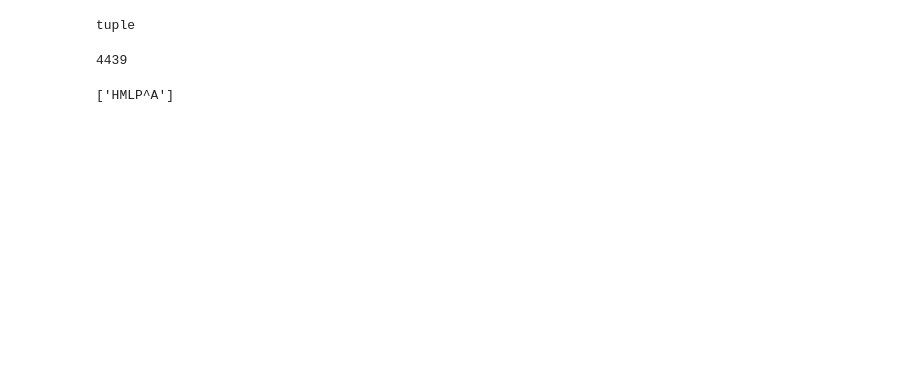
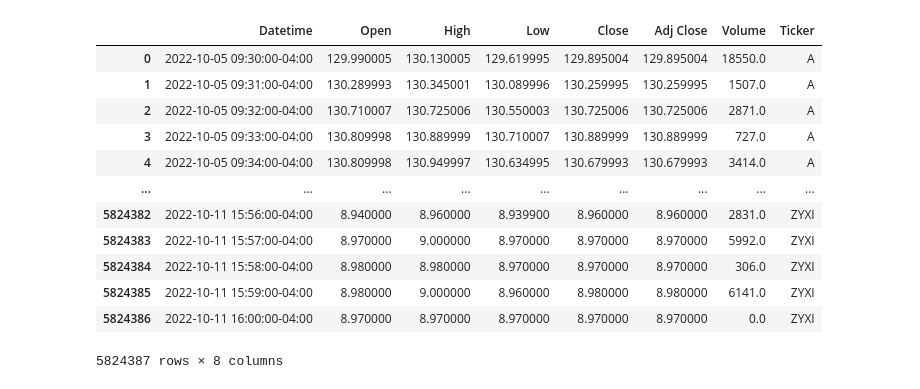
Before and after one commit to Inwest1997/TradingSystem, a Jupyter notebook: main.ipynb, the cells around one changed output. Saved outputs shown, nothing was run; the diff lists cells and outputs as text; code cells hidden in the pictures; blank space fills up the shorter version.

```diff
--- a/main.ipynb
+++ b/main.ipynb
@@ -26 +44,18 @@ st_date = dt.datetime.strftime(dt.datetime.today() - dt.timedelta(weeks=1), '%Y-
+# %%
+df.drop('ticker', axis = 1, inplace= True)
+df
+# %% [output]
+|  | Datetime | Open | High | Low | Close | Adj Close | Volume | Ticker |
+| 0 | 2022-10-05 09:30:00-04:00 | 129.990005 | 130.130005 | 129.619995 | 129.895004 | 129.895004 | 18550.0 | A |
+| 1 | 2022-10-05 09:31:00-04:00 | 130.289993 | 130.345001 | 130.089996 | 130.259995 | 130.259995 | 1507.0 | A |
+| 2 | 2022-10-05 09:32:00-04:00 | 130.710007 | 130.725006 | 130.550003 | 130.725006 | 130.725006 | 2871.0 | A |
+| 3 | 2022-10-05 09:33:00-04:00 | 130.809998 | 130.889999 | 130.710007 | 130.889999 | 130.889999 | 727.0 | A |
+| 4 | 2022-10-05 09:34:00-04:00 | 130.809998 | 130.949997 | 130.634995 | 130.679993 | 130.679993 | 3414.0 | A |
+| ... | ... | ... | ... | ... | ... | ... | ... | ... |
+| 5824382 | 2022-10-11 15:56:00-04:00 | 8.940000 | 8.960000 | 8.939900 | 8.960000 | 8.960000 | 2831.0 | ZYXI |
+| 5824383 | 2022-10-11 15:57:00-04:00 | 8.970000 | 9.000000 | 8.970000 | 8.970000 | 8.970000 | 5992.0 | ZYXI |
+| 5824384 | 2022-10-11 15:58:00-04:00 | 8.980000 | 8.980000 | 8.970000 | 8.970000 | 8.970000 | 306.0 | ZYXI |
+| 5824385 | 2022-10-11 15:59:00-04:00 | 8.980000 | 9.000000 | 8.960000 | 8.980000 | 8.980000 | 6141.0 | ZYXI |
+| 5824386 | 2022-10-11 16:00:00-04:00 | 8.970000 | 8.970000 | 8.970000 | 8.970000 | 8.970000 | 0.0 | ZYXI |
+5824387 rows × 8 columns
 # %%
@@ -30,12 +62,0 @@ exist_df = stock_data_generator(exist_list, st_date, end_date, '1d')
-# %%
-type(exist_df)
-# %% [output]
-tuple
-# %%
-len(exist_df[0]['Ticker'].unique())
-# %% [output]
-4439
-# %%
-exist_df[1]
-# %% [output]
-['HMLP^A']
```
Also changed, not shown: parts of 24 cells of this notebook, 5 other files.
